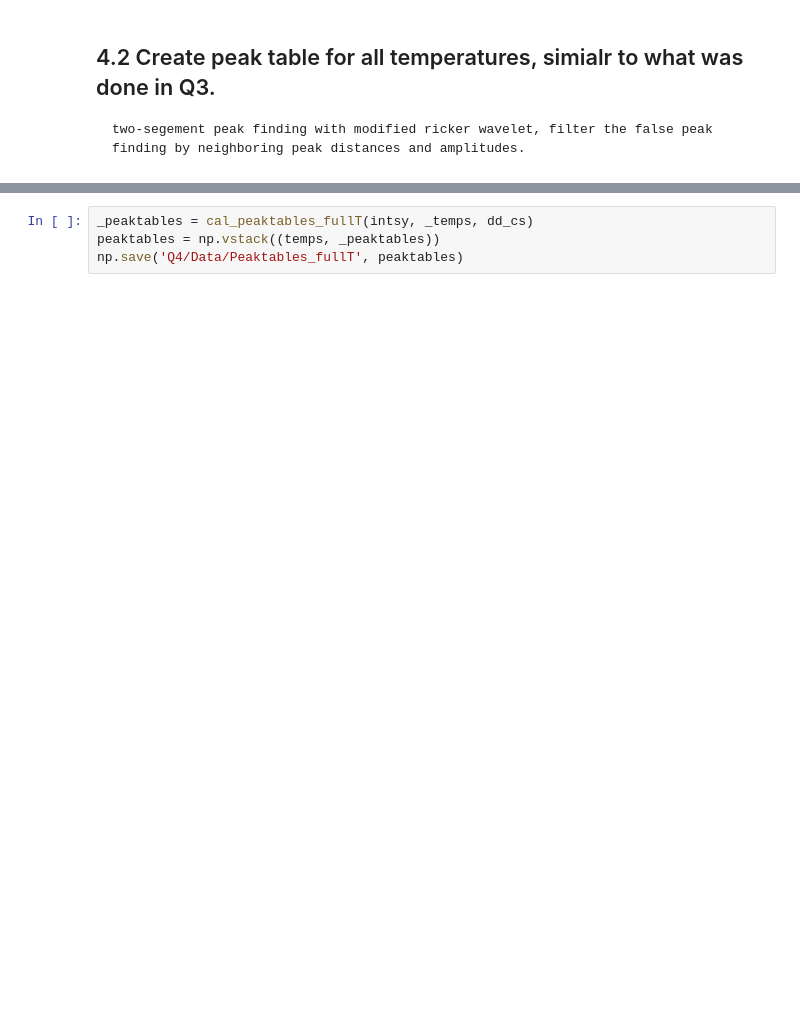
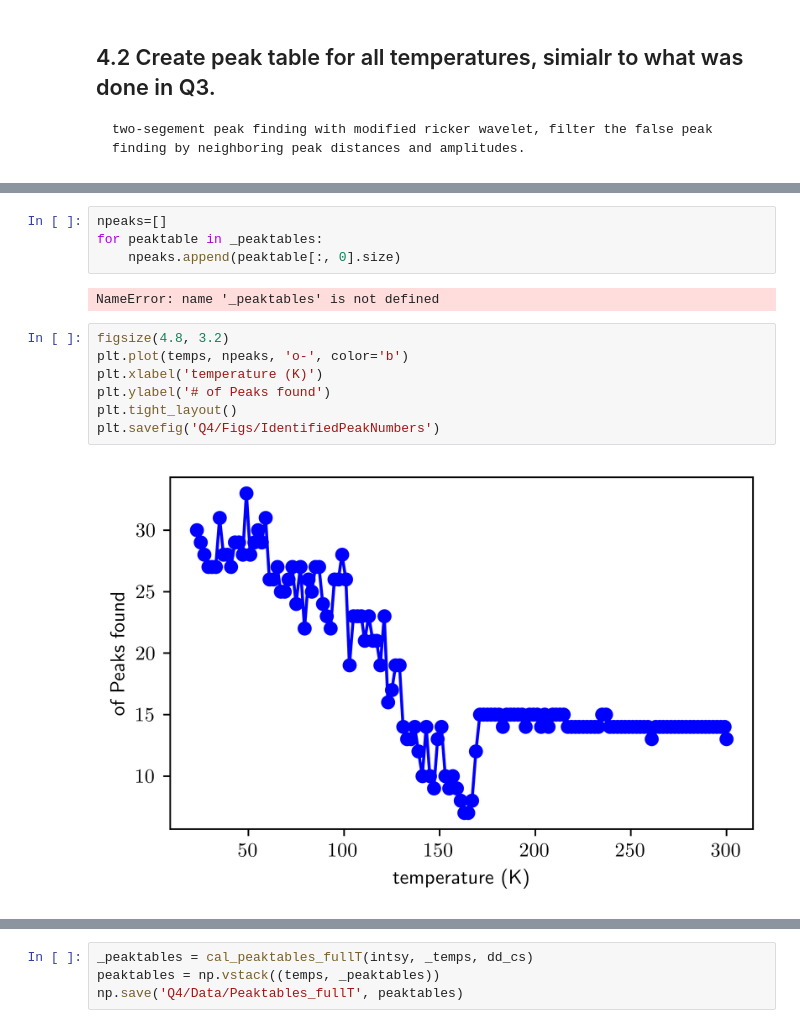
Before and after one commit to yaohualiu/NPD, a Jupyter notebook: NPD_Q4.ipynb, the cells around one changed output, grey strips where cells are left out. Drawn from its saved outputs; the diff is of its cells as text; blank space fills up the shorter version.

```diff
--- a/NPD_Q4.ipynb
+++ b/NPD_Q4.ipynb
@@ -537,0 +585,15 @@ The slowest run took 12.78 times longer than the fastest. This could mean that a
+# %%
+npeaks=[]
+for peaktable in _peaktables:
+    npeaks.append(peaktable[:, 0].size)
+# %% [output]
+NameError: name '_peaktables' is not defined
+# %%
+figsize(4.8, 3.2)
+plt.plot(temps, npeaks, 'o-', color='b')
+plt.xlabel('temperature (K)')
+plt.ylabel('# of Peaks found')
+plt.tight_layout()
+plt.savefig('Q4/Figs/IdentifiedPeakNumbers')
+# %% [output]
+[figure, added]
```
Also changed, not shown: parts of 28 cells of this notebook.
